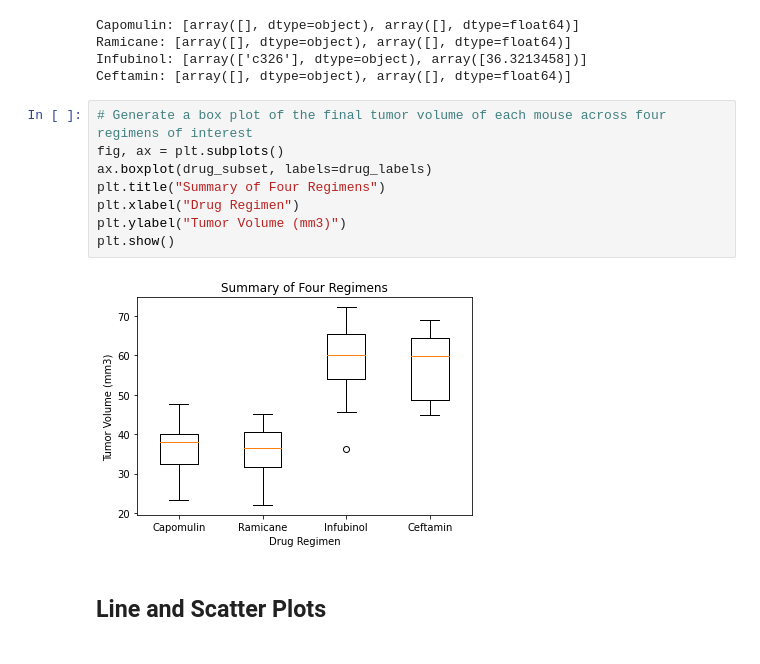
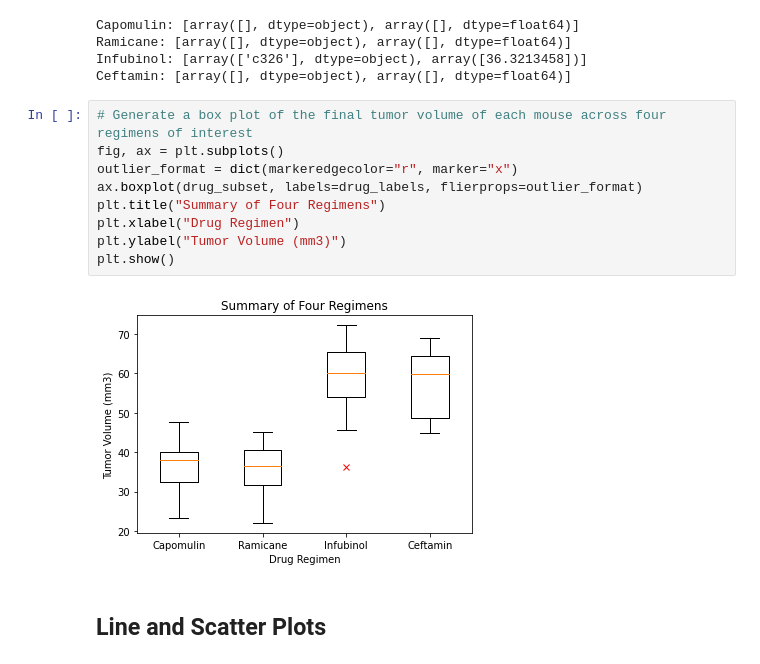
Before and after one commit to abaker178/matplotlib-challenge, a Jupyter notebook: pymaceuticals.ipynb, the cells around one changed output. Saved outputs shown, nothing was run; the diff lists cells and outputs as text.

```diff
--- a/pymaceuticals.ipynb
+++ b/pymaceuticals.ipynb
@@ -266,13 +266,14 @@ Ceftamin: [array([], dtype=object), array([], dtype=float64)]
 # %%
 # Generate a box plot of the final tumor volume of each mouse across four regimens of interest
 fig, ax = plt.subplots()
-ax.boxplot(drug_subset, labels=drug_labels)
+outlier_format = dict(markeredgecolor="r", marker="x")
+ax.boxplot(drug_subset, labels=drug_labels, flierprops=outlier_format)
 plt.title("Summary of Four Regimens")
 plt.xlabel("Drug Regimen")
 plt.ylabel("Tumor Volume (mm3)")
 plt.show()
 # %% [output]
-[figure, old version]
+[figure, new version]
 # %% [markdown]
 ## Line and Scatter Plots
 # %%
```
Also changed, not shown: parts of 3 cells of this notebook.
